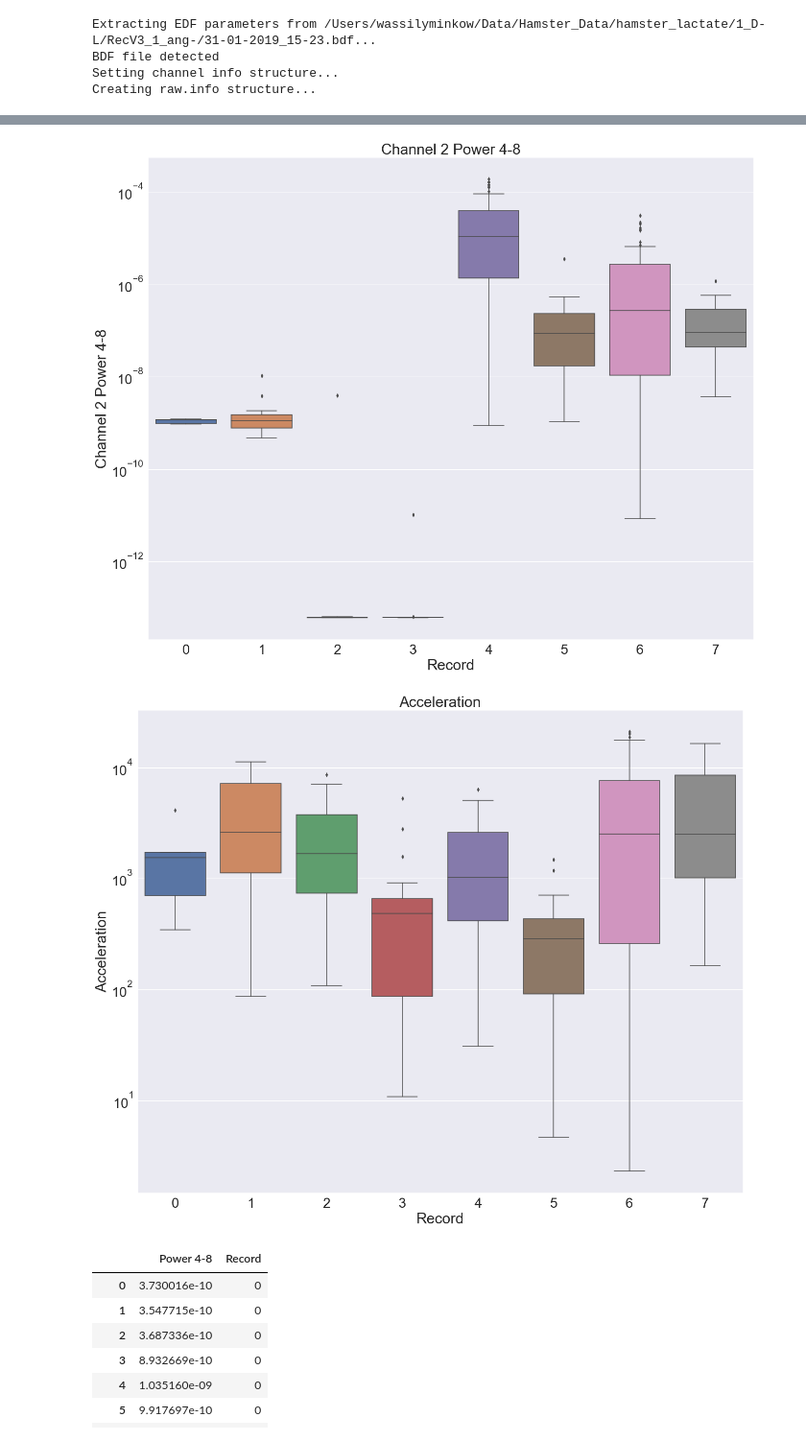
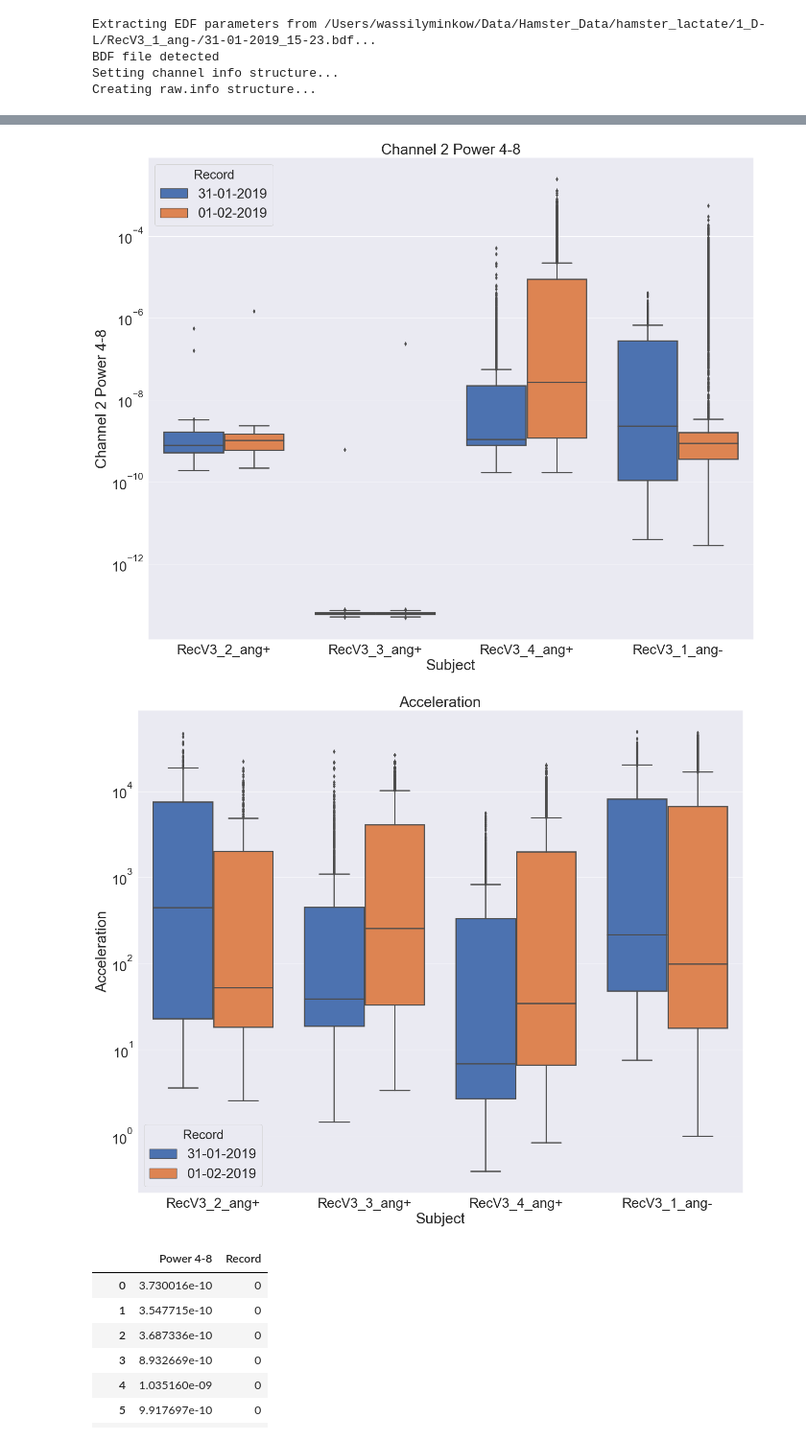
Before and after one commit to BasilMinkov/Jupyter-Notebooks, a Jupyter notebook: neuroscience/Lactate.ipynb, the cells around one changed output, grey strips where cells are left out. Shown at 96% size. Drawn from its saved outputs; the diff is of its cells as text; code cells hidden in the pictures.

Commit message:
Suffering from sns subplot visualisation. Trying to make a proper multiple  distplot.

```diff
--- a/neuroscience/Lactate.ipynb
+++ b/neuroscience/Lactate.ipynb
@@ -47,5 +47,5 @@ RecV3_1_ang-
 # %%
-min_per_epoch = 10
+min_per_epoch = 1
 order = 400 # filter order
 a = 1
 bands = np.array([[1, 4], [4, 8]])
@@ -126,15 +126,9 @@ for key, value in paths.items():
             "Acceleration": np.array(list(map(lambda i: (acc_sign.iloc[i*step:(i+1)*step]**2).mean(), np.arange(n_epocs))))
                         })
 
-#         subplot(5, 1, 5)
-#         plot(standardize(df_epocs["STI 014"].iloc[1000:15000]), label="Acceleration")
-#         title(name)
-#         legend()
-#         show()
-
         data_new = pd.DataFrame(data_new)
         data_new["Subject"] = key
-        data_new["Record"] = counter
+        data_new["Record"] = name.split('/')[-1][:-10]
 
         data = pd.concat([data, data_new])
 
@@ -219,7 +276,14 @@ for name in data.columns[:-2]:
 
     f, ax = plt.subplots()
     ax.set(yscale="log")
-    sns.boxplot(x="Record", y=name, data=data, ax=ax)
+    sns.boxplot(x="Subject",
+            y=name,
+            hue="Record",
+            hue_order=['31-01-2019', '01-02-2019'],
+            linewidth=2.5,
+            saturation=1,
+            data=data,
+            ax=ax)
     title(name)
     show()
 # %% [output]
@@ -231,5 +295,5 @@ for name in data.columns[:-2]:
-[figure, old version]
+[figure, new version]
-[figure, old version]
+[figure, new version]
 # %%
 power = pd.concat([
     data[data["Record"]==0].loc[:, "Channel 1 Power 4-8"],
```
Also changed, not shown: parts of 19 cells of this notebook, 1 other file.
